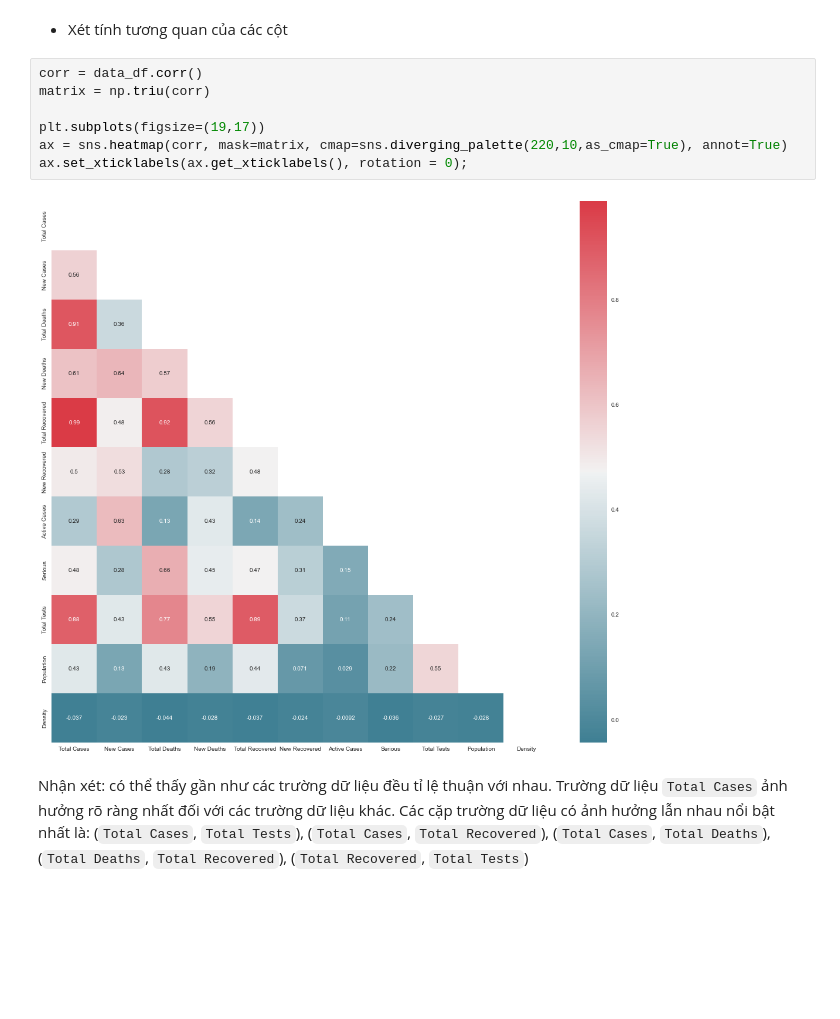
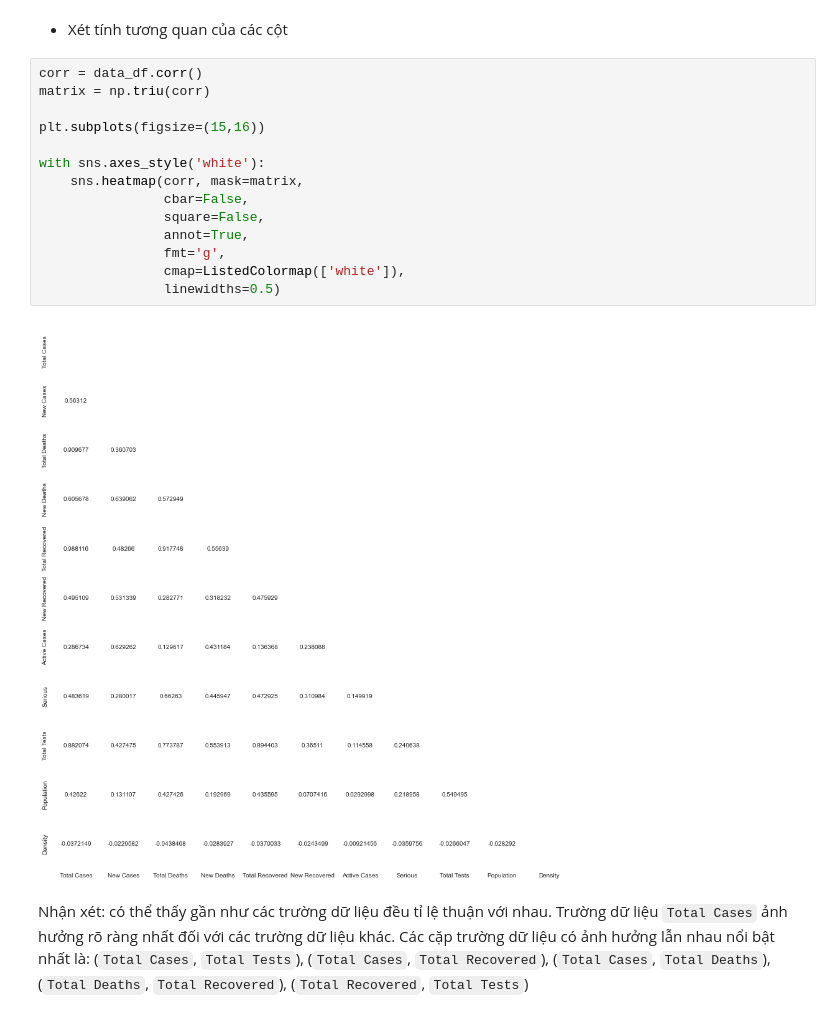
Before and after one commit to LeKiet258/DATA_VIZ_LAB01, a Jupyter notebook: Relationship.ipynb, the cells around one changed output. Drawn from its saved outputs; the diff is of its cells as text; blank space fills up the shorter version.

```diff
--- a/Relationship.ipynb
+++ b/Relationship.ipynb
@@ -522,12 +524,19 @@ Nhận xét: ...
 # %%
 corr = data_df.corr()
 matrix = np.triu(corr)
 
-plt.subplots(figsize=(19,17))
-ax = sns.heatmap(corr, mask=matrix, cmap=sns.diverging_palette(220,10,as_cmap=True), annot=True)
-ax.set_xticklabels(ax.get_xticklabels(), rotation = 0);
+plt.subplots(figsize=(15,16))
+
+with sns.axes_style('white'):
+    sns.heatmap(corr, mask=matrix,
+                cbar=False,
+                square=False,
+                annot=True,
+                fmt='g',
+                cmap=ListedColormap(['white']),
+                linewidths=0.5)
 # %% [output]
-[figure, old version]
+[figure, new version]
 # %% [markdown]
 Nhận xét: có thể thấy gần như các trường dữ liệu đều tỉ lệ thuận với nhau. Trường dữ liệu `Total Cases` ảnh hưởng rõ ràng nhất đối với các trường dữ liệu khác. Các cặp trường dữ liệu có ảnh hưởng lẫn nhau nổi bật nhất là: (`Total Cases`, `Total Tests`), (`Total Cases`, `Total Recovered`), (`Total Cases`, `Total Deaths`), (`Total Deaths`, `Total Recovered`), (`Total Recovered`, `Total Tests`)
 # %%
```
Also changed, not shown: parts of 17 cells of this notebook.
